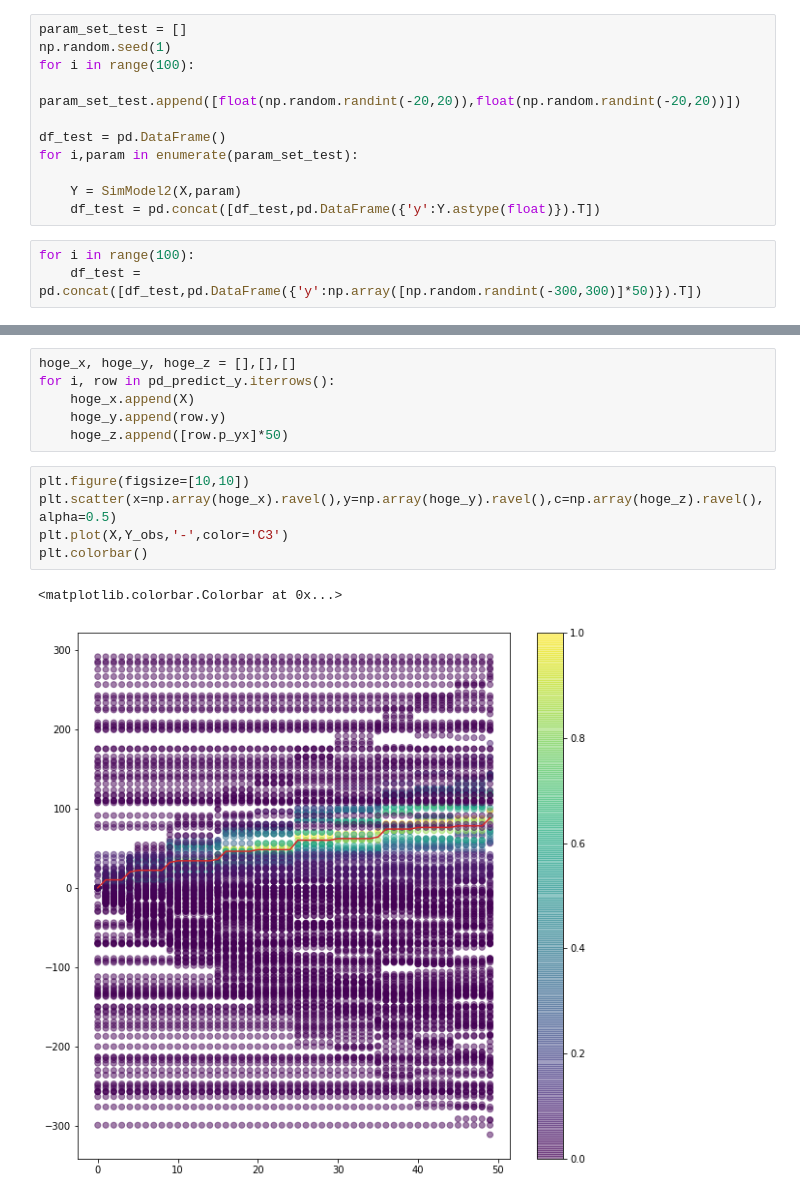
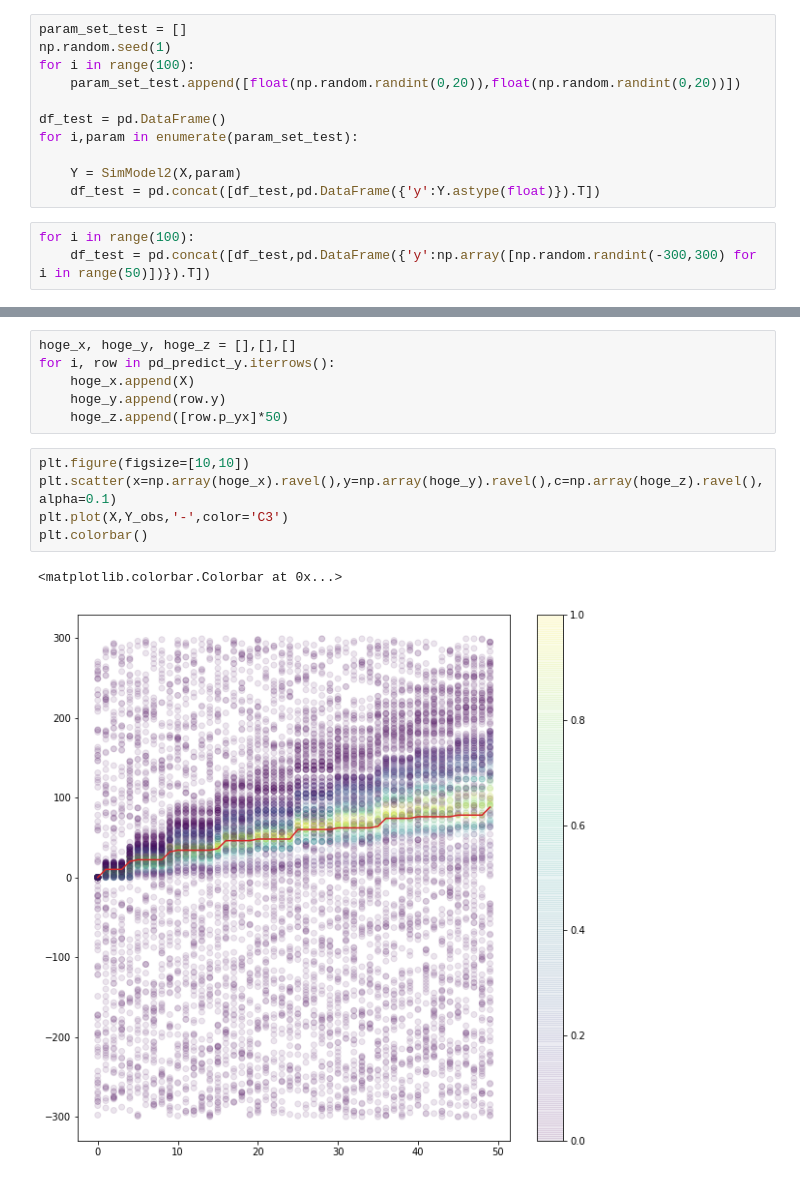
Before and after one commit to JohnYKiyo/kernel_method_numpy, a Jupyter notebook: kernelABC.ipynb, the cells around one changed output, grey strips where cells are left out. Cells and saved outputs as stored; diff of their text form.

```diff
--- a/kernelABC.ipynb
+++ b/kernelABC.ipynb
@@ -235,7 +235,7 @@ def dens_y(y):
 param_set_test = []
 np.random.seed(1)
 for i in range(100):
-    param_set_test.append([float(np.random.randint(-20,20)),float(np.random.randint(-20,20))])
+    param_set_test.append([float(np.random.randint(0,20)),float(np.random.randint(0,20))])
 
 df_test = pd.DataFrame()
 for i,param in enumerate(param_set_test):
@@ -244,7 +244,7 @@ for i,param in enumerate(param_set_test):
     df_test = pd.concat([df_test,pd.DataFrame({'y':Y.astype(float)}).T])
 # %%
 for i in range(100):
-    df_test = pd.concat([df_test,pd.DataFrame({'y':np.array([np.random.randint(-300,300)]*50)}).T])
+    df_test = pd.concat([df_test,pd.DataFrame({'y':np.array([np.random.randint(-300,300) for i in range(50)])}).T])
 # %%
 df_test = df_test.reset_index(drop=True)
 # %%
@@ -262,9 +262,9 @@ for i, row in pd_predict_y.iterrows():
     hoge_z.append([row.p_yx]*50)
 # %%
 plt.figure(figsize=[10,10])
-plt.scatter(x=np.array(hoge_x).ravel(),y=np.array(hoge_y).ravel(),c=np.array(hoge_z).ravel(),alpha=0.5)
+plt.scatter(x=np.array(hoge_x).ravel(),y=np.array(hoge_y).ravel(),c=np.array(hoge_z).ravel(),alpha=0.1)
 plt.plot(X,Y_obs,'-',color='C3')
 plt.colorbar()
 # %% [output]
 <matplotlib.colorbar.Colorbar at 0x...>
-[figure, old version]
+[figure, new version]
```
Also changed, not shown: parts of 4 cells of this notebook.
